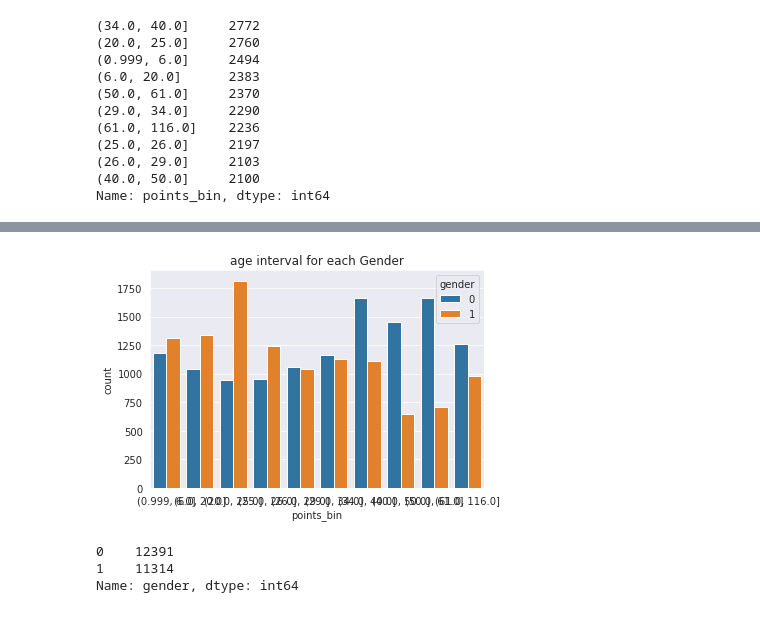
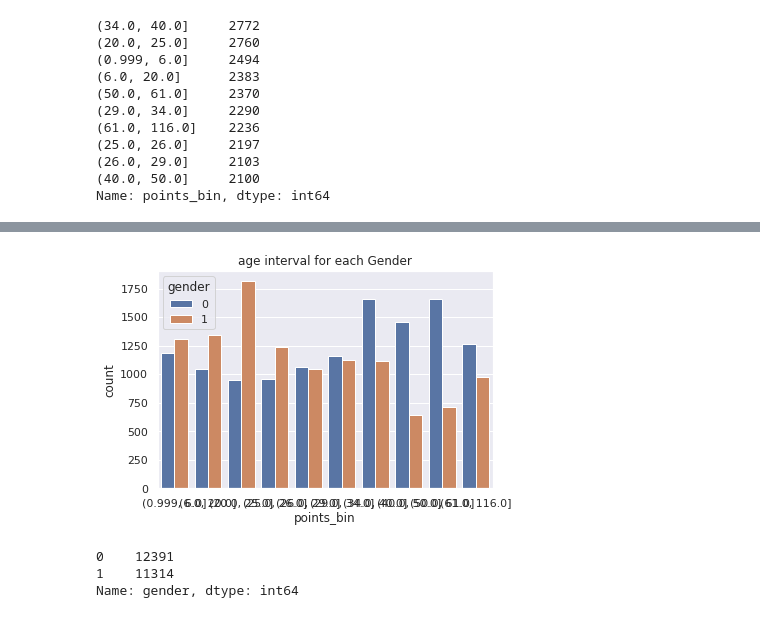
Before and after one commit to Raghad770/UTK, a Jupyter notebook: utk-age-estimation.ipynb, the cells around one changed output, grey strips where cells are left out. Saved outputs shown, nothing was run; the diff lists cells and outputs as text; code cells hidden in the pictures.

```diff
--- a/utk-age-estimation.ipynb
+++ b/utk-age-estimation.ipynb
@@ -227,9 +236,12 @@ plt.show()
 # %%
+import seaborn as sns
+sns.set()
 ax = sns.countplot(x=df.points_bin, hue=df.gender)
 ax.set_title("age interval for each Gender")
 x_ticks_labels=['F', 'M']
+plt.rcParams["figure.figsize"] = (10,10)
 plt.show();
 # %% [output]
-[figure, old version]
+[figure, new version]
 # %%
 # check the count of different ages
```
Also changed, not shown: parts of 7 cells of this notebook.
